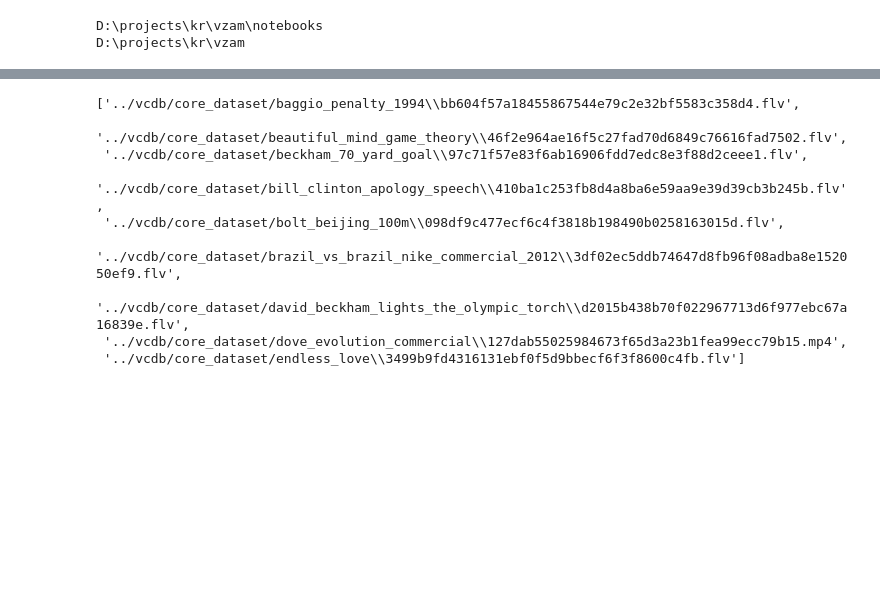
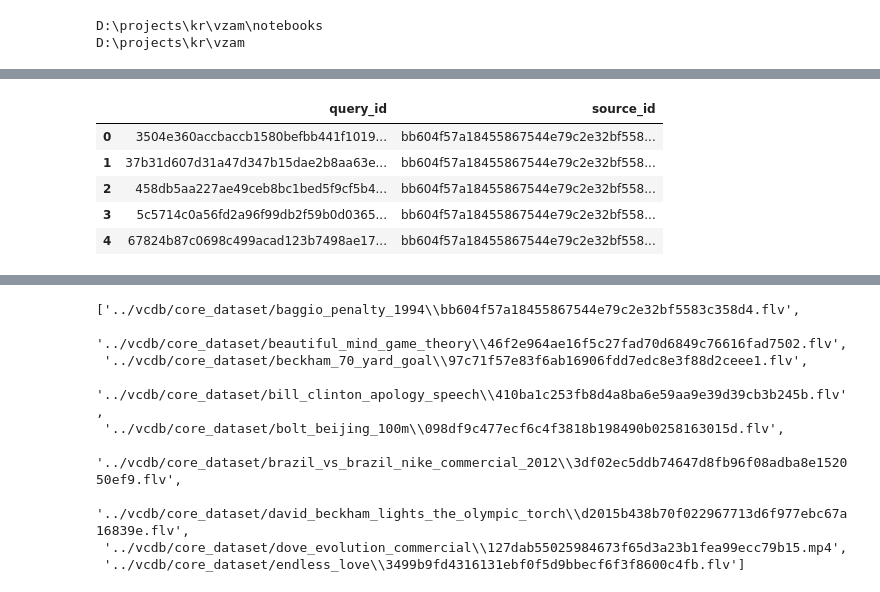
Before and after one commit to btseytlin/vzam, a Jupyter notebook: notebooks/evaluate_vcdb.ipynb, the cells around one changed output, grey strips where cells are left out. Cells and saved outputs as stored; diff of their text form; code cells hidden in the pictures; blank space fills up the shorter version.

```diff
--- a/notebooks/evaluate_vcdb.ipynb
+++ b/notebooks/evaluate_vcdb.ipynb
@@ -46,3 +52,15 @@ vcdb_df.head()
 | 2 | core_dataset/baggio_penalty_1994\... | core_dataset/baggio_penalty_1994\... | bb604f57a18455867544e79c2e32bf558... |
 | 3 | core_dataset/baggio_penalty_1994\... | core_dataset/baggio_penalty_1994\... | bb604f57a18455867544e79c2e32bf558... |
 | 4 | core_dataset/baggio_penalty_1994\... | core_dataset/baggio_penalty_1994\... | bb604f57a18455867544e79c2e32bf558... |
+# %%
+query_source_lut = vcdb_df[['query', 'source_id']]
+query_source_lut['query_id'] = query_source_lut['query'].apply(lambda x: os.path.basename(x).split('\\')[-1])
+query_source_lut = query_source_lut[['query_id', 'source_id']]
+query_source_lut.head()
+# %% [output]
+|  | query_id | source_id |
+| 0 | 3504e360accbaccb1580befbb441f1019... | bb604f57a18455867544e79c2e32bf558... |
+| 1 | 37b31d607d31a47d347b15dae2b8aa63e... | bb604f57a18455867544e79c2e32bf558... |
+| 2 | 458db5aa227ae49ceb8bc1bed5f9cf5b4... | bb604f57a18455867544e79c2e32bf558... |
+| 3 | 5c5714c0a56fd2a96f99db2f59b0d0365... | bb604f57a18455867544e79c2e32bf558... |
+| 4 | 67824b87c0698c499acad123b7498ae17... | bb604f57a18455867544e79c2e32bf558... |
```
Also changed, not shown: parts of 15 cells of this notebook, 1 other file.
